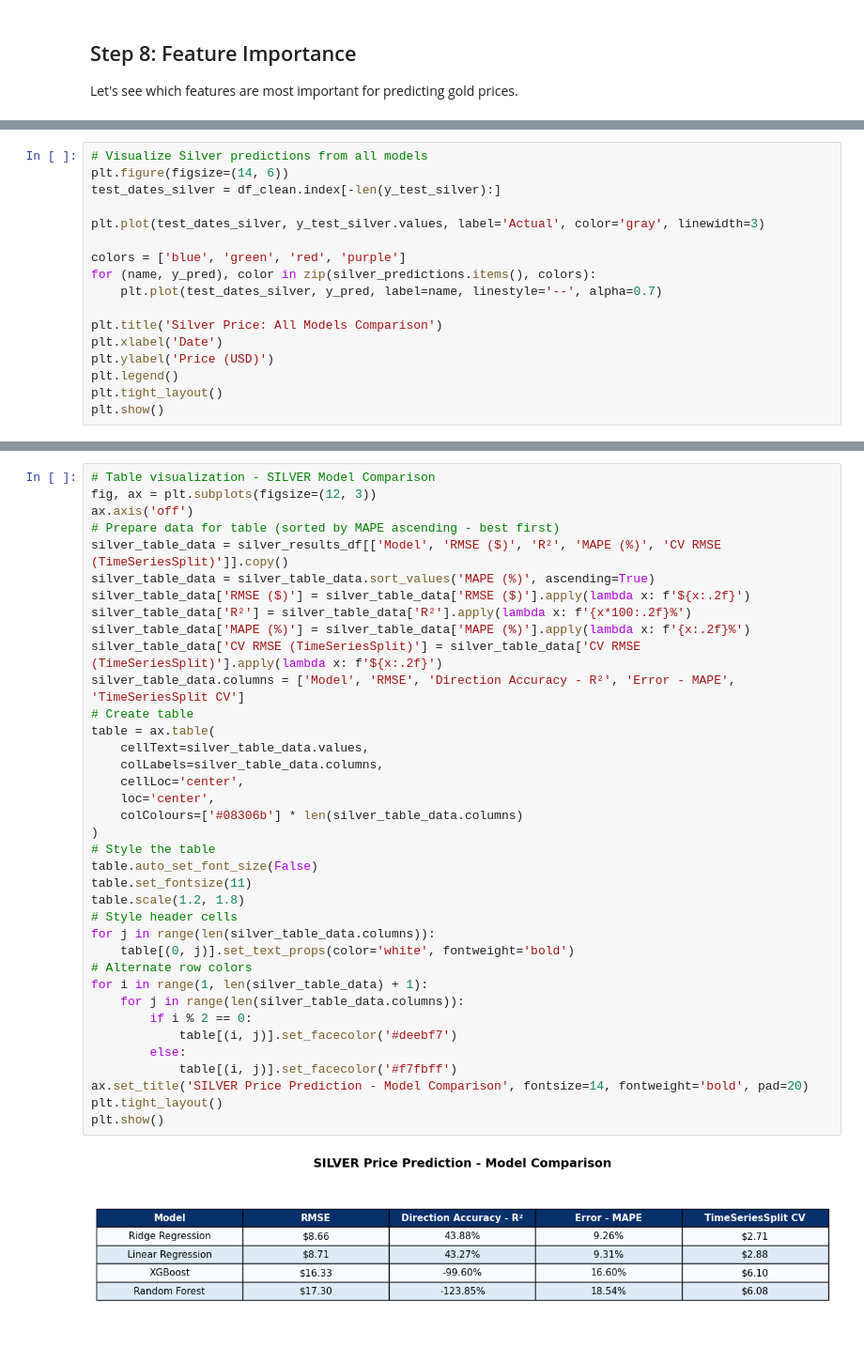
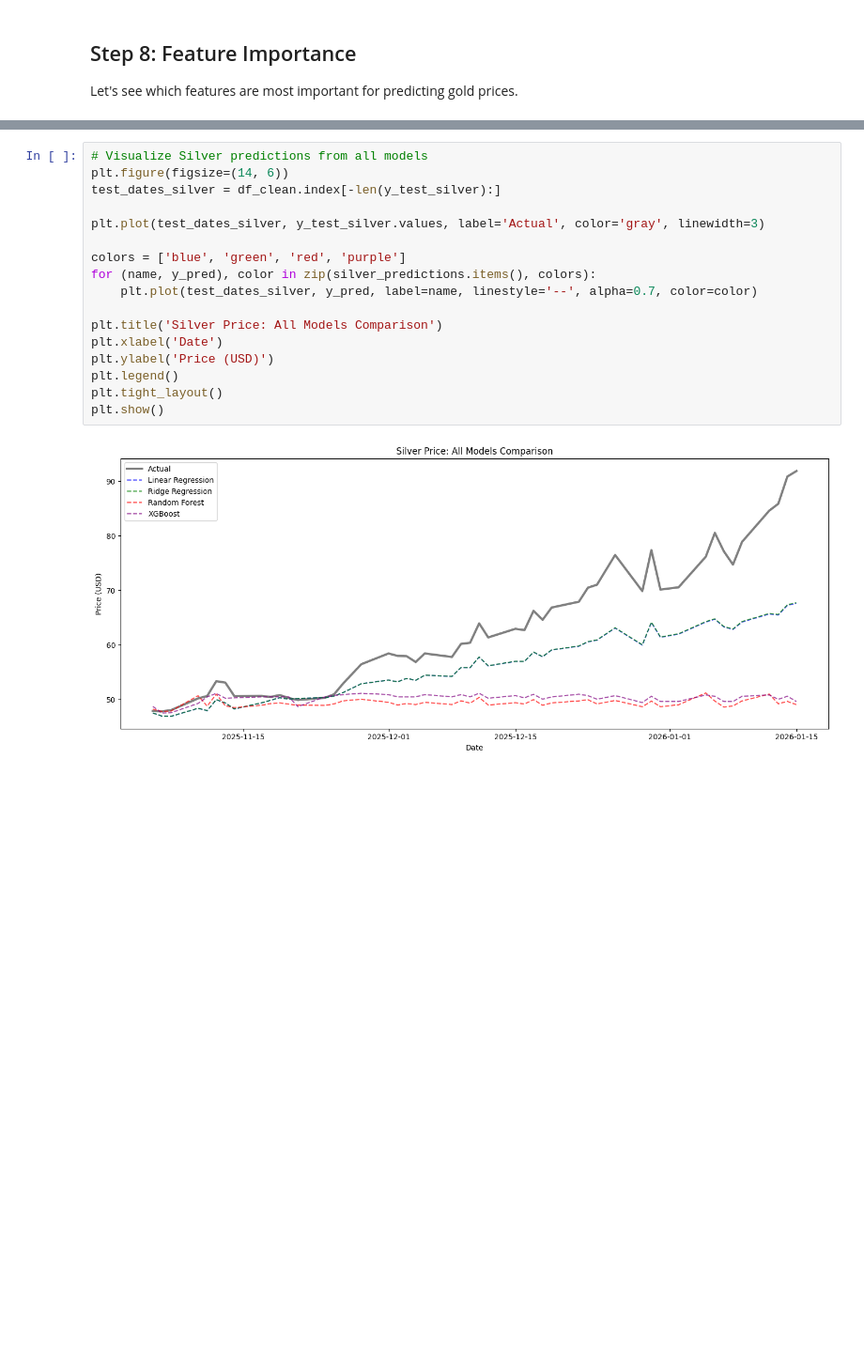
Before and after one commit to brunopulheze/ds_end2end_project, a Jupyter notebook: gold_silver_simple_notebook.ipynb, the cells around one changed output, grey strips where cells are left out. Shown at 94% size. Cells and saved outputs as stored; diff of their text form; blank space fills up the shorter version.

```diff
--- a/gold_silver_simple_notebook.ipynb
+++ b/gold_silver_simple_notebook.ipynb
@@ -605,17 +643,0 @@ XGBoost: RMSE=$16.33, R²=-0.9960, MAPE=16.60%, CV_RMSE=$6.10
-# %%
-# Visualize Silver predictions from all models
-plt.figure(figsize=(14, 6))
-test_dates_silver = df_clean.index[-len(y_test_silver):]
-
-plt.plot(test_dates_silver, y_test_silver.values, label='Actual', color='gray', linewidth=3)
-
-colors = ['blue', 'green', 'red', 'purple']
-for (name, y_pred), color in zip(silver_predictions.items(), colors):
-    plt.plot(test_dates_silver, y_pred, label=name, linestyle='--', alpha=0.7)
-
-plt.title('Silver Price: All Models Comparison')
-plt.xlabel('Date')
-plt.ylabel('Price (USD)')
-plt.legend()
-plt.tight_layout()
-plt.show()
@@ -850,40 +868,20 @@ plt.show()
 # %%
-# Table visualization - SILVER Model Comparison
-fig, ax = plt.subplots(figsize=(12, 3))
-ax.axis('off')
-# Prepare data for table (sorted by MAPE ascending - best first)
-silver_table_data = silver_results_df[['Model', 'RMSE ($)', 'R²', 'MAPE (%)', 'CV RMSE (TimeSeriesSplit)']].copy()
-silver_table_data = silver_table_data.sort_values('MAPE (%)', ascending=True)
-silver_table_data['RMSE ($)'] = silver_table_data['RMSE ($)'].apply(lambda x: f'${x:.2f}')
-silver_table_data['R²'] = silver_table_data['R²'].apply(lambda x: f'{x*100:.2f}%')
-silver_table_data['MAPE (%)'] = silver_table_data['MAPE (%)'].apply(lambda x: f'{x:.2f}%')
-silver_table_data['CV RMSE (TimeSeriesSplit)'] = silver_table_data['CV RMSE (TimeSeriesSplit)'].apply(lambda x: f'${x:.2f}')
-silver_table_data.columns = ['Model', 'RMSE', 'Direction Accuracy - R²', 'Error - MAPE', 'TimeSeriesSplit CV']
-# Create table
-table = ax.table(
-    cellText=silver_table_data.values,
-    colLabels=silver_table_data.columns,
-    cellLoc='center',
-    loc='center',
-    colColours=['#08306b'] * len(silver_table_data.columns)
-)
-# Style the table
-table.auto_set_font_size(False)
-table.set_fontsize(11)
-table.scale(1.2, 1.8)
-# Style header cells
-for j in range(len(silver_table_data.columns)):
-    table[(0, j)].set_text_props(color='white', fontweight='bold')
-# Alternate row colors
-for i in range(1, len(silver_table_data) + 1):
-    for j in range(len(silver_table_data.columns)):
-        if i % 2 == 0:
-            table[(i, j)].set_facecolor('#deebf7')
-        else:
-            table[(i, j)].set_facecolor('#f7fbff')
-ax.set_title('SILVER Price Prediction - Model Comparison', fontsize=14, fontweight='bold', pad=20)
+# Visualize Silver predictions from all models
+plt.figure(figsize=(14, 6))
+test_dates_silver = df_clean.index[-len(y_test_silver):]
+
+plt.plot(test_dates_silver, y_test_silver.values, label='Actual', color='gray', linewidth=3)
+
+colors = ['blue', 'green', 'red', 'purple']
+for (name, y_pred), color in zip(silver_predictions.items(), colors):
+    plt.plot(test_dates_silver, y_pred, label=name, linestyle='--', alpha=0.7, color=color)
+
+plt.title('Silver Price: All Models Comparison')
+plt.xlabel('Date')
+plt.ylabel('Price (USD)')
+plt.legend()
 plt.tight_layout()
 plt.show()
 # %% [output]
-[figure, old version]
+[figure, new version]
 # %%
```
Also changed, not shown: parts of 46 cells of this notebook, 2 other files.
